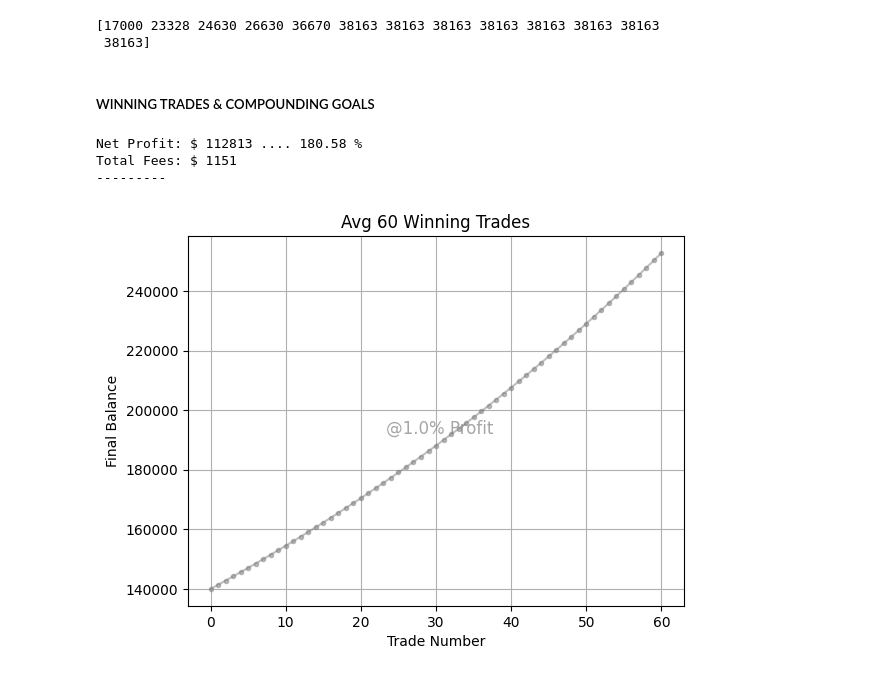
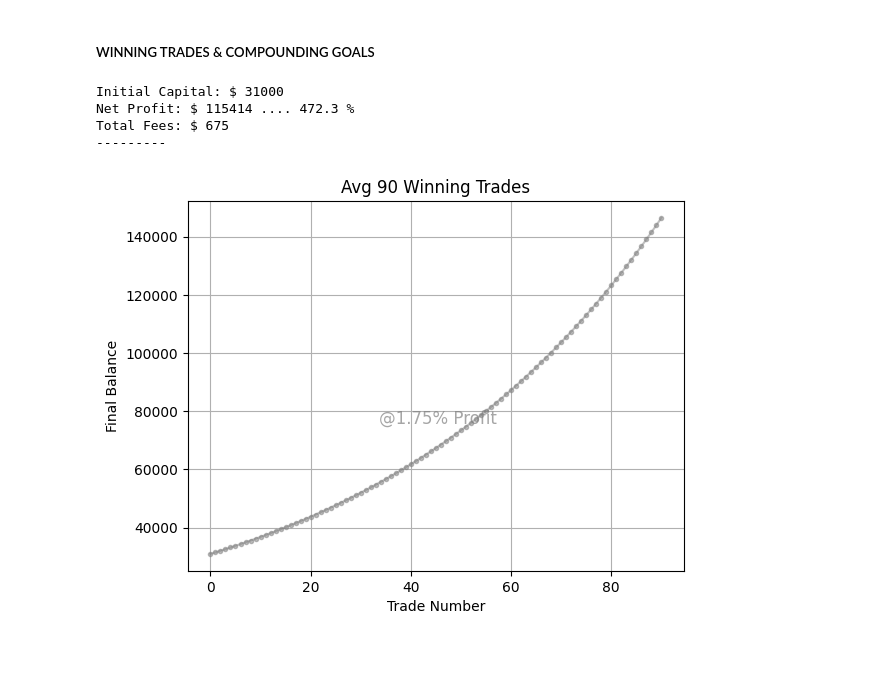
Before and after one commit to farrukhdGB/StocksML, a Jupyter notebook: Compounding.ipynb, the cells around one changed output. Cells and saved outputs as stored; diff of their text form; code cells hidden in the pictures.

```diff
--- a/Compounding.ipynb
+++ b/Compounding.ipynb
@@ -141,11 +141,6 @@ Month
 10     27691  44095  68772  105258  158320
 11     29076  48504  79088  126310  197900
 12     30530  53354  90951  151572  247375
-# %%
-print (y)
-# %% [output]
-[17000 23328 24630 26630 36670 38163 38163 38163 38163 38163 38163 38163
- 38163]
 # %% [markdown]
 ##### WINNING TRADES & COMPOUNDING GOALS
 # %%
@@ -153,9 +148,9 @@ import numpy as np
 import pandas as pd
 import matplotlib.pyplot as plt
 
-initial_capital = 140000
-num_trades = 60
-r = 1.0  # Fixed Profit
+initial_capital = 31000
+num_trades = 90
+r = 1.75  # Fixed Profit
 fee_percent = 0.01  # Trading fee of 1%
 
 # Calculate the balance after each trade, factoring in the fee
@@ -178,33 +173,35 @@ fig, ax = plt.subplots()
 plt.plot(time_series, balance, marker='o', markersize=3, color='grey', alpha=0.5)
 
 # Adjust text position to fit within the plot
 text_x = len(time_series) / 2  # Center horizontally
 text_y = np.mean(balance)
 
 ax.text(text_x, text_y, f'@{round(r, 2)}% Profit',
          fontsize=12, color='grey', alpha=0.7,
          horizontalalignment='center', verticalalignment='bottom')
 
 ax.set_xlabel("Trade Number")
 ax.set_ylabel("Final Balance")
 ax.set_title(f"Avg {num_trades} Winning Trades")
 
 ax.grid(True)
 
 # Calculate the net profit and gain percentage
 np = round(balance[-1] - initial_capital)
 gain = round(balance[-1]*100/initial_capital, 2)
 
+print("Initial Capital: $", initial_capital)
 print("Net Profit: $", np, "....", gain, "%")
 print('Total Fees: $', round(sum(fees)))
 print ("---------")
 data = pd.DataFrame({'Trades': time_series,
                      'Balance': balance,
                     'Fees': fees})
 data.index.name = 'Trades'
 #print(data)
 # %% [output]
-Net Profit: $ 112813 .... 180.58 %
-Total Fees: $ 1151
+Initial Capital: $ 31000
+Net Profit: $ 115414 .... 472.3 %
+Total Fees: $ 675
 ---------
-[figure, old version]
+[figure, new version]
```
Also changed, not shown: parts of 1 cell of this notebook, 4 other files.
